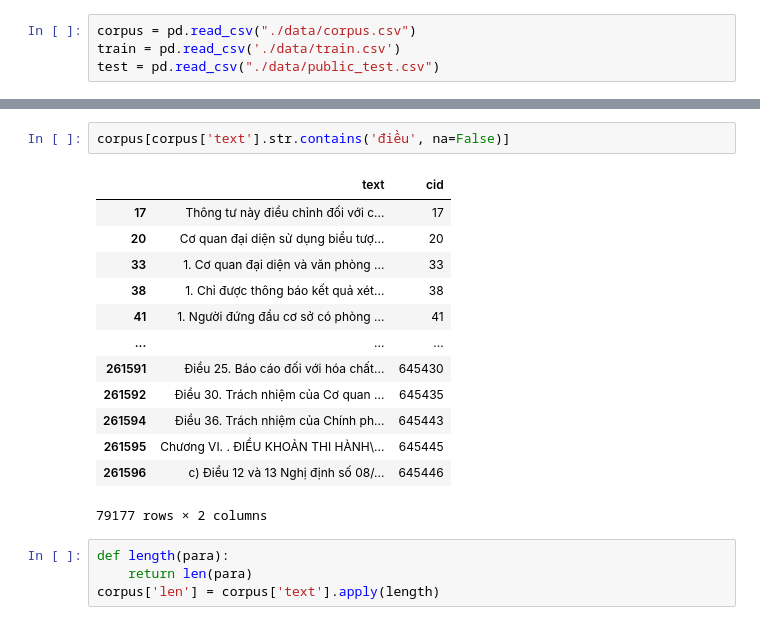
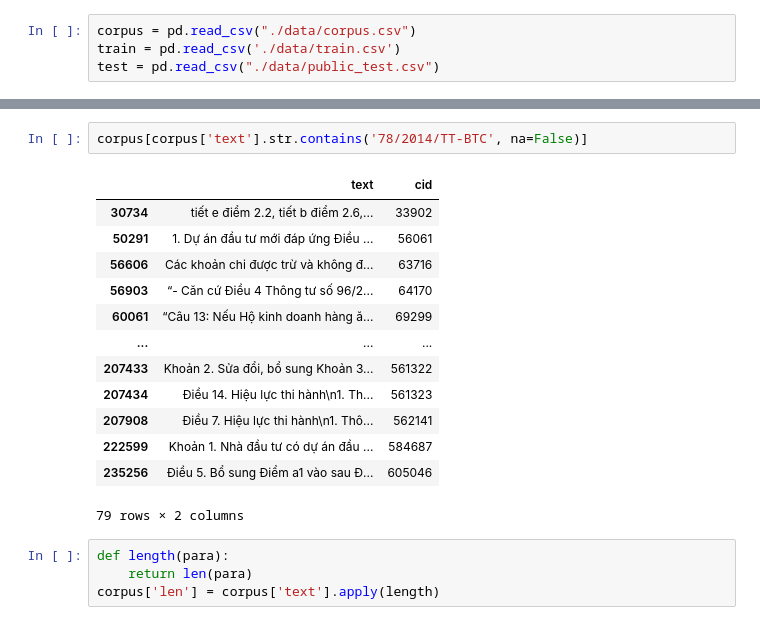
Before and after one commit to tnt305/legal-retrieval, a Jupyter notebook: eda.ipynb, the cells around one changed output, grey strips where cells are left out. Saved outputs shown, nothing was run; the diff lists cells and outputs as text.

```diff
--- a/eda.ipynb
+++ b/eda.ipynb
@@ -27,19 +35,19 @@ test
 # %%
-corpus[corpus['text'].str.contains('điều', na=False)]
+corpus[corpus['text'].str.contains('78/2014/TT-BTC', na=False)]
 # %% [output]
 |  | text | cid |
-| 17 | Thông tư này điều chỉnh đối với c... | 17 |
-| 20 | Cơ quan đại diện sử dụng biểu tượ... | 20 |
-| 33 | 1. Cơ quan đại diện và văn phòng ... | 33 |
-| 38 | 1. Chỉ được thông báo kết quả xét... | 38 |
-| 41 | 1. Người đứng đầu cơ sở có phòng ... | 41 |
+| 30734 | tiết e điểm 2.2, tiết b điểm 2.6,... | 33902 |
+| 50291 | 1. Dự án đầu tư mới đáp ứng Điều ... | 56061 |
+| 56606 | Các khoản chi được trừ và không đ... | 63716 |
+| 56903 | “- Căn cứ Điều 4 Thông tư số 96/2... | 64170 |
+| 60061 | “Câu 13: Nếu Hộ kinh doanh hàng ă... | 69299 |
 | ... | ... | ... |
-| 261591 | Điều 25. Báo cáo đối với hóa chất... | 645430 |
-| 261592 | Điều 30. Trách nhiệm của Cơ quan ... | 645435 |
-| 261594 | Điều 36. Trách nhiệm của Chính ph... | 645443 |
-| 261595 | Chương VI. . ĐIỀU KHOẢN THI HÀNH\... | 645445 |
-| 261596 | c) Điều 12 và 13 Nghị định số 08/... | 645446 |
+| 207433 | Khoản 2. Sửa đổi, bổ sung Khoản 3... | 561322 |
+| 207434 | Điều 14. Hiệu lực thi hành\n1. Th... | 561323 |
+| 207908 | Điều 7. Hiệu lực thi hành\n1. Thô... | 562141 |
+| 222599 | Khoản 1. Nhà đầu tư có dự án đầu ... | 584687 |
+| 235256 | Điều 5. Bổ sung Điểm a1 vào sau Đ... | 605046 |
-79177 rows × 2 columns
+79 rows × 2 columns
 # %%
 def length(para):
     return len(para)
```
Also changed, not shown: parts of 4 cells of this notebook, 3 other files.
